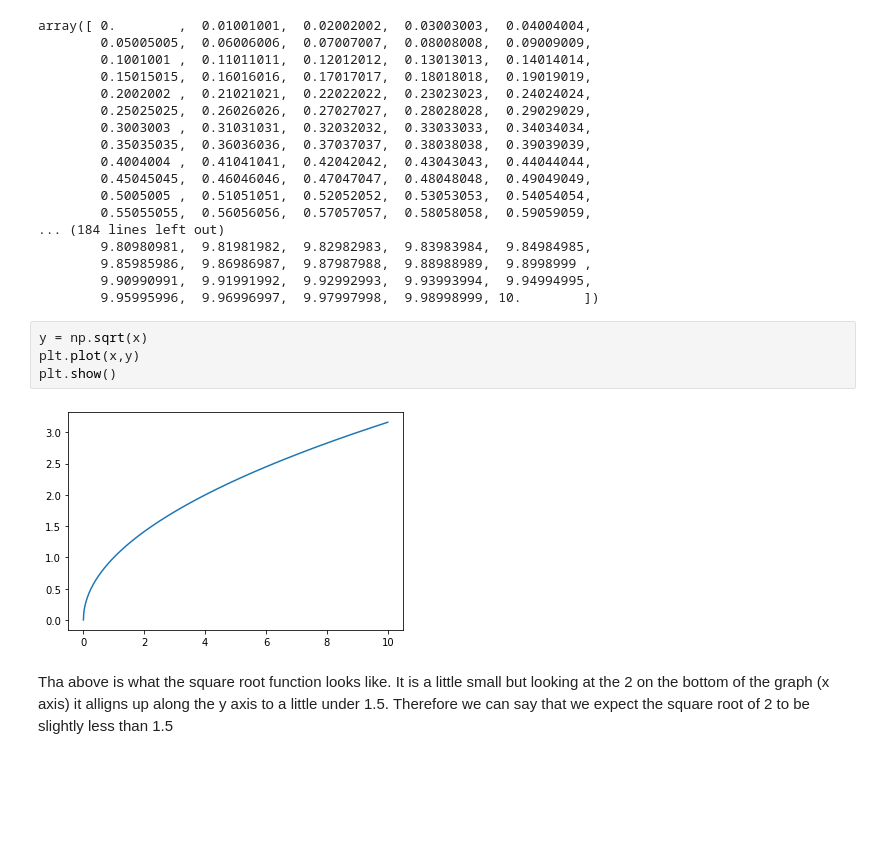
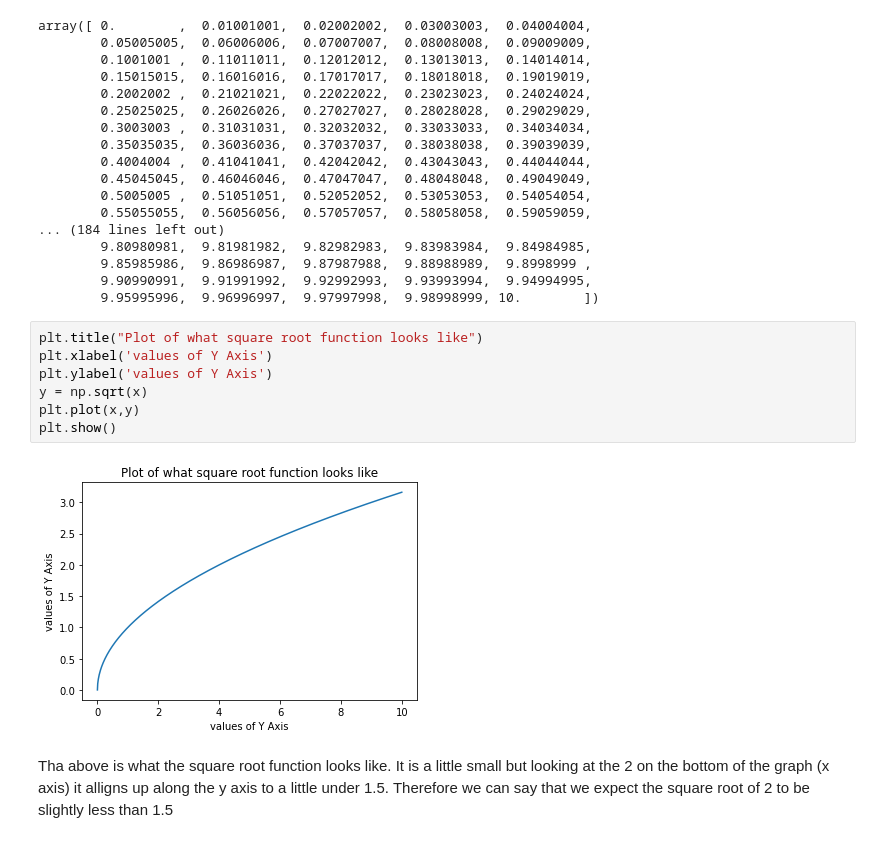
Before and after one commit to bexiturley/Machine-Learning-And-Statistics, a Jupyter notebook: Task 1 sqrt2.ipynb, the cells around one changed output. Saved outputs shown, nothing was run; the diff lists cells and outputs as text; blank space fills up the shorter version.

```diff
--- a/Task 1 sqrt2.ipynb
+++ b/Task 1 sqrt2.ipynb
@@ -31,12 +30,15 @@ array([ 0.        ,  0.01001001,  0.02002002,  0.03003003,  0.04004004,
         9.85985986,  9.86986987,  9.87987988,  9.88988989,  9.8998999 ,
         9.90990991,  9.91991992,  9.92992993,  9.93993994,  9.94994995,
         9.95995996,  9.96996997,  9.97997998,  9.98998999, 10.        ])
-# %%
-y = np.sqrt(x)
-plt.plot(x,y)
-plt.show()
-# %% [output]
-[figure, removed]
+# %%
+plt.title("Plot of what square root function looks like")
+plt.xlabel('values of Y Axis')
+plt.ylabel('values of Y Axis')
+y = np.sqrt(x)
+plt.plot(x,y)
+plt.show()
+# %% [output]
+[figure, added]
 # %% [markdown]
 Tha above is what the square root function looks like.  It is a little small but looking at the 2 on the bottom of the graph (x axis) it alligns up along the y axis to a little under 1.5.  Therefore we can say that we expect the square root of 2 to be slightly less than 1.5
 # %% [markdown]
```
Also changed, not shown: parts of 11 cells of this notebook.
